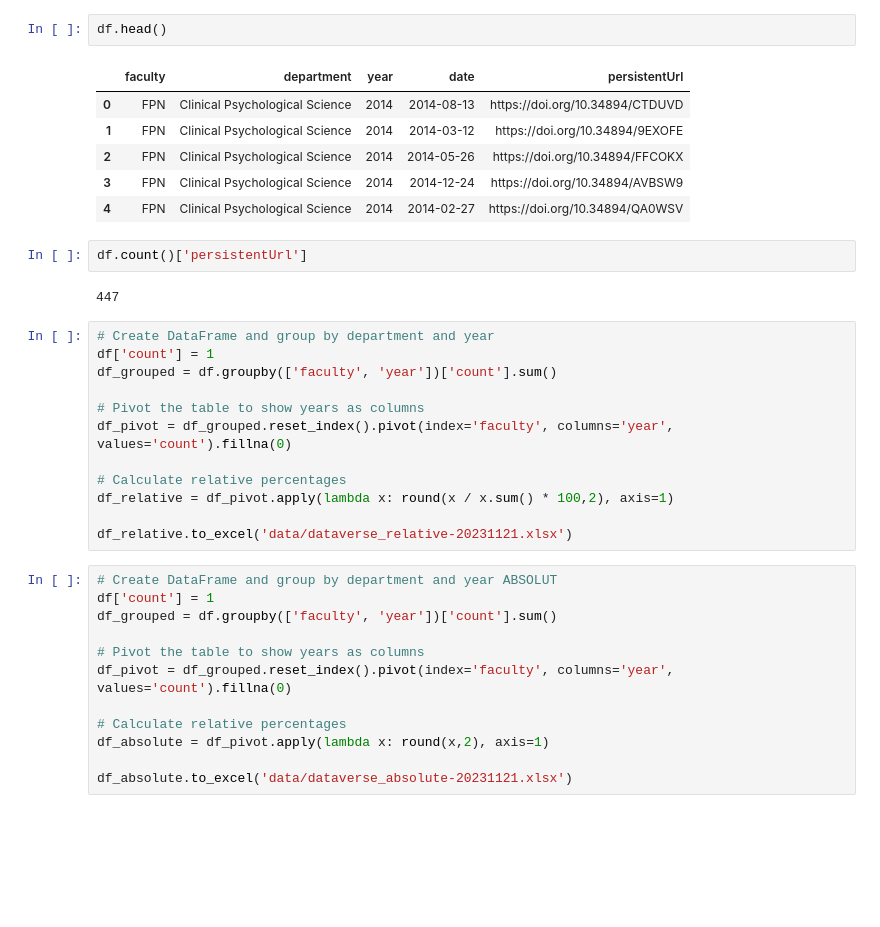
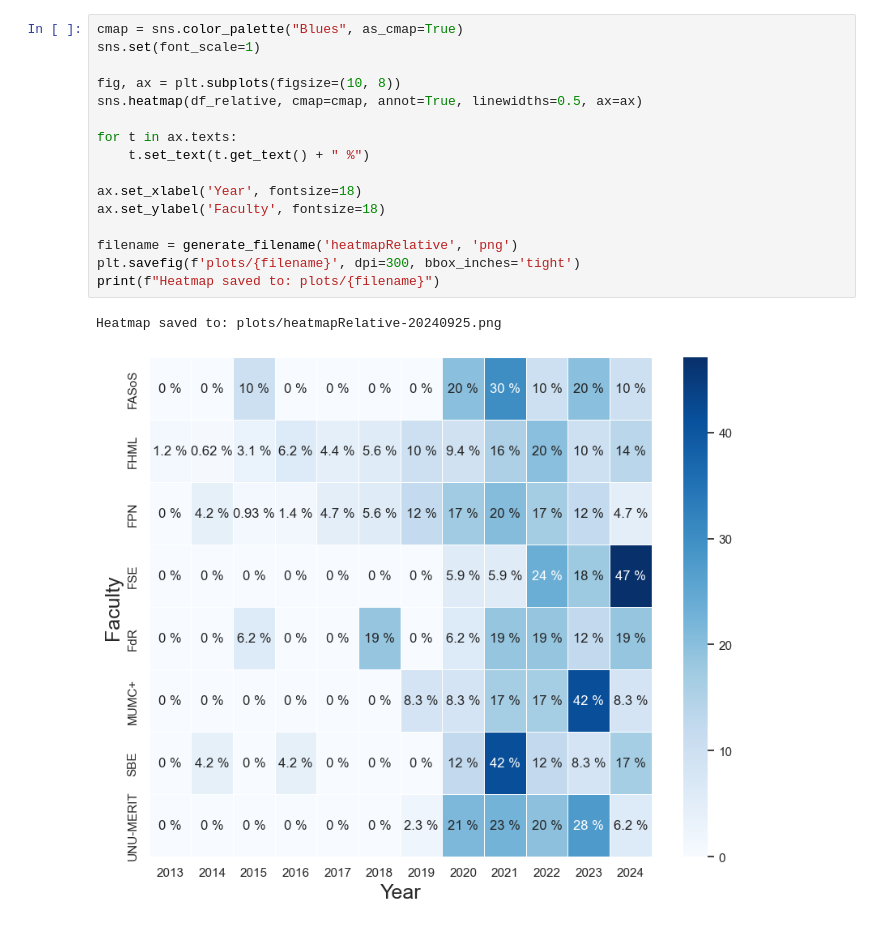
Before and after one commit to MaastrichtU-Library/dataverse-analysis, a Jupyter notebook: DataverseNL Overview.ipynb, the cells around one changed output. Cells and saved outputs as stored; diff of their text form; blank space fills up the shorter version.

```diff
--- a/DataverseNL Overview.ipynb
+++ b/DataverseNL Overview.ipynb
@@ -139,40 +211,22 @@ df.faculty = df.faculty.replace(faculty_dict)
-# %%
-df.head()
-# %% [output]
-|  | faculty | department | year | date | persistentUrl |
-| 0 | FPN | Clinical Psychological Science | 2014 | 2014-08-13 | https://doi.org/10.34894/CTDUVD |
-| 1 | FPN | Clinical Psychological Science | 2014 | 2014-03-12 | https://doi.org/10.34894/9EXOFE |
-| 2 | FPN | Clinical Psychological Science | 2014 | 2014-05-26 | https://doi.org/10.34894/FFCOKX |
-| 3 | FPN | Clinical Psychological Science | 2014 | 2014-12-24 | https://doi.org/10.34894/AVBSW9 |
-| 4 | FPN | Clinical Psychological Science | 2014 | 2014-02-27 | https://doi.org/10.34894/QA0WSV |
-# %%
-df.count()['persistentUrl']
-# %% [output]
-447
-# %%
-# Create DataFrame and group by department and year
-df['count'] = 1
-df_grouped = df.groupby(['faculty', 'year'])['count'].sum()
-
-# Pivot the table to show years as columns
-df_pivot = df_grouped.reset_index().pivot(index='faculty', columns='year', values='count').fillna(0)
-
-# Calculate relative percentages
-df_relative = df_pivot.apply(lambda x: round(x / x.sum() * 100,2), axis=1)
-
-df_relative.to_excel('data/dataverse_relative-20231121.xlsx')
-# %%
-# Create DataFrame and group by department and year ABSOLUT
-df['count'] = 1
-df_grouped = df.groupby(['faculty', 'year'])['count'].sum()
-
-# Pivot the table to show years as columns
-df_pivot = df_grouped.reset_index().pivot(index='faculty', columns='year', values='count').fillna(0)
-
-# Calculate relative percentages
-df_absolute = df_pivot.apply(lambda x: round(x,2), axis=1)
-
-df_absolute.to_excel('data/dataverse_absolute-20231121.xlsx')
+# %%
+cmap = sns.color_palette("Blues", as_cmap=True)
+sns.set(font_scale=1)
+
+fig, ax = plt.subplots(figsize=(10, 8))
+sns.heatmap(df_relative, cmap=cmap, annot=True, linewidths=0.5, ax=ax)
+
+for t in ax.texts:
+    t.set_text(t.get_text() + " %")
+
+ax.set_xlabel('Year', fontsize=18)
+ax.set_ylabel('Faculty', fontsize=18)
+
+filename = generate_filename('heatmapRelative', 'png')
+plt.savefig(f'plots/{filename}', dpi=300, bbox_inches='tight')
+print(f"Heatmap saved to: plots/{filename}")
+# %% [output]
+Heatmap saved to: plots/heatmapRelative-20240925.png
+[figure, added]
 # %%
 import seaborn as sns
 import matplotlib.pyplot as plt
```
Also changed, not shown: parts of 25 cells of this notebook, 6 other files.
